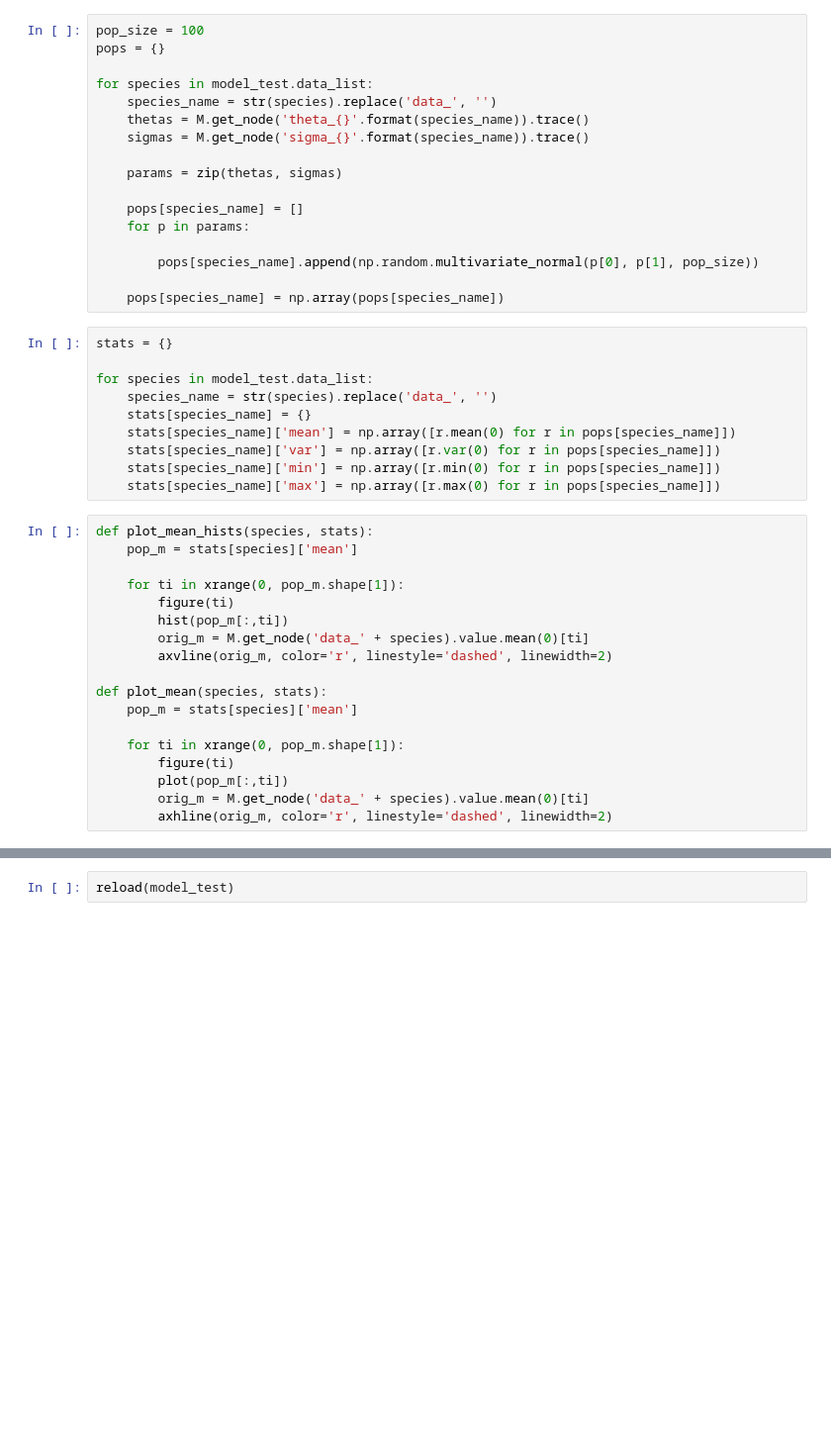
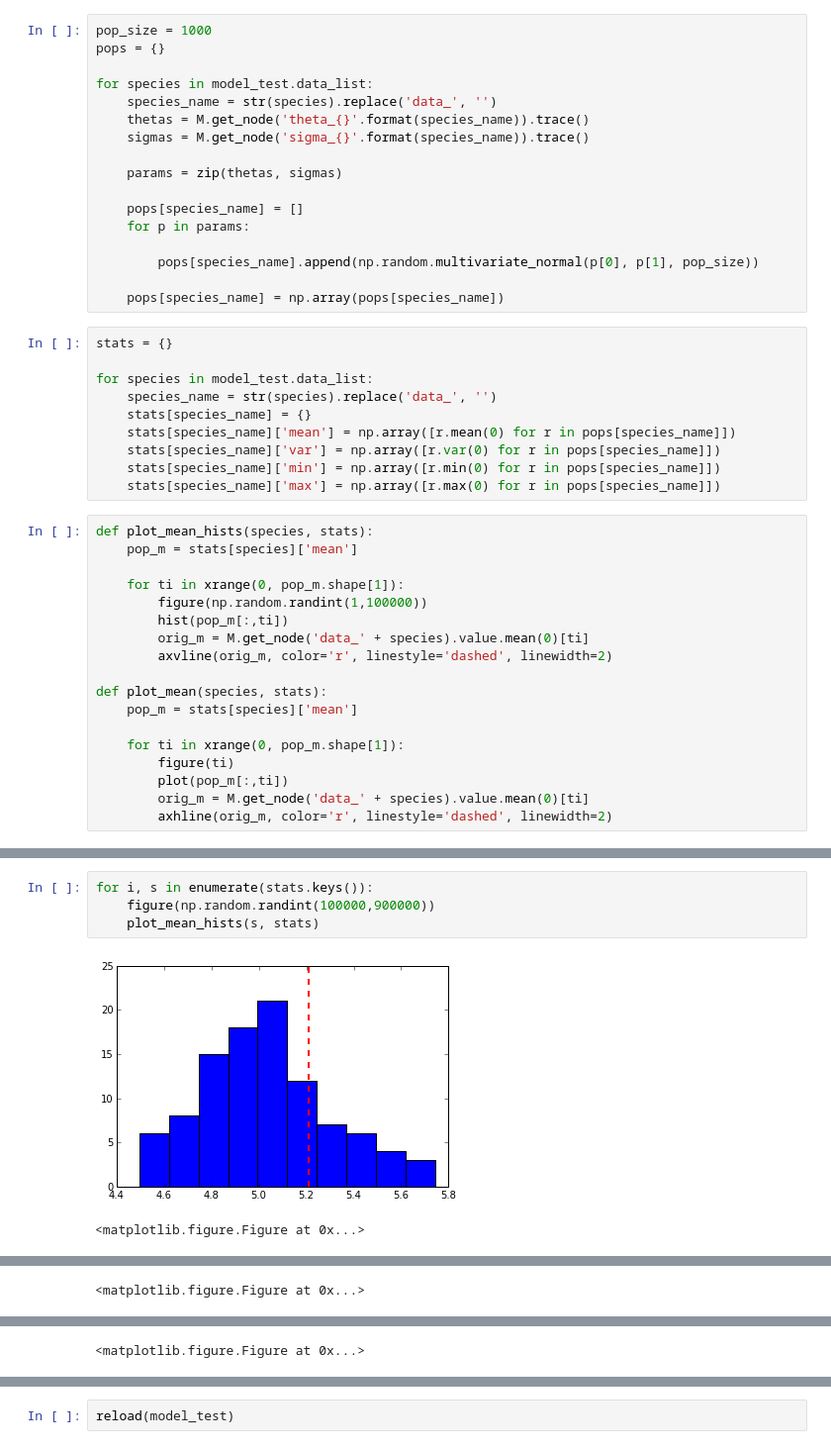
Before and after one commit to diogro/bayesian-cov-estimation, a Jupyter notebook: Five Species Model.ipynb, the cells around one changed output, grey strips where cells are left out. Shown at 99% size. Cells and saved outputs as stored; diff of their text form; blank space fills up the shorter version.

```diff
--- a/Five Species Model.ipynb
+++ b/Five Species Model.ipynb
@@ -8,7 +11,7 @@ M.sample(iter=10000, burn=9000, thin=10)
 # %% [output]
 [****************100%******************]  10000 of 10000 complete
 # %%
-pop_size = 100
+pop_size = 1000
 pops = {}
 
 for species in model_test.data_list:
@@ -39,7 +42,7 @@ def plot_mean_hists(species, stats):
     pop_m = stats[species]['mean']
 
     for ti in xrange(0, pop_m.shape[1]):
-        figure(ti)
+        figure(np.random.randint(1,100000))
         hist(pop_m[:,ti])
         orig_m = M.get_node('data_' + species).value.mean(0)[ti]
         axvline(orig_m, color='r', linestyle='dashed', linewidth=2)
@@ -61,0 +58,7 @@ plot_mean_hists('B__F', stats)
+# %%
+for i, s in enumerate(stats.keys()):
+    figure(np.random.randint(100000,900000))
+    plot_mean_hists(s, stats)
+# %% [output]
+[figure, added]
+<matplotlib.figure.Figure at 0x...>
@@ -61,0 +66 @@ plot_mean_hists('B__F', stats)
+<matplotlib.figure.Figure at 0x...>
@@ -61,0 +68 @@ plot_mean_hists('B__F', stats)
+<matplotlib.figure.Figure at 0x...>
```
Also changed, not shown: parts of 4 cells of this notebook, 1 other file.
